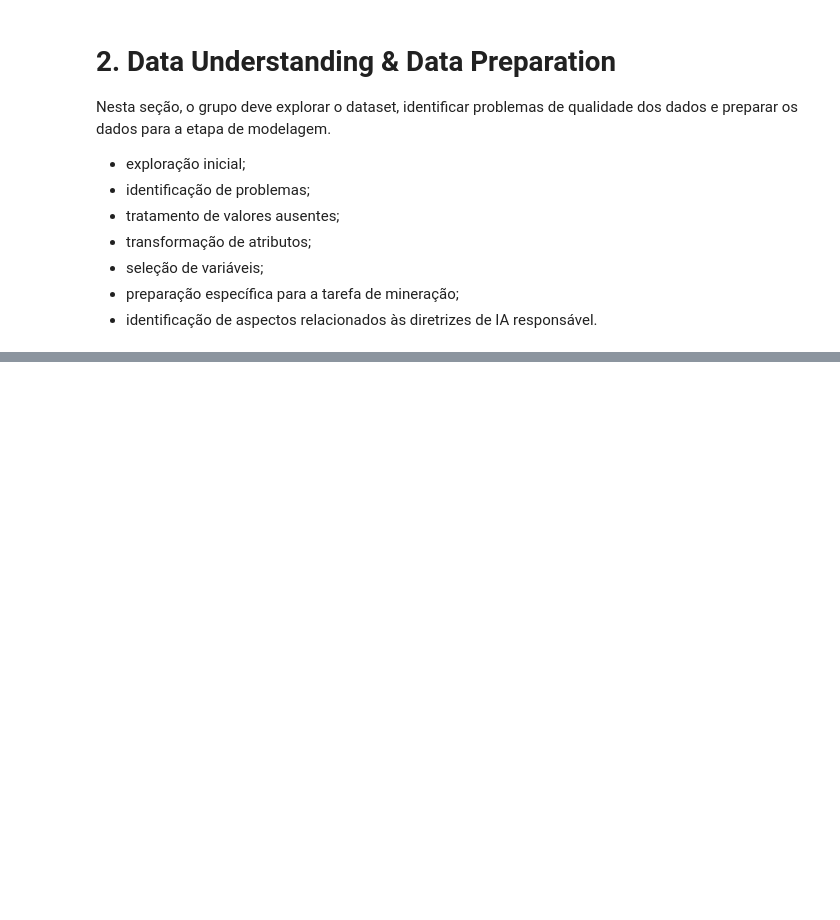
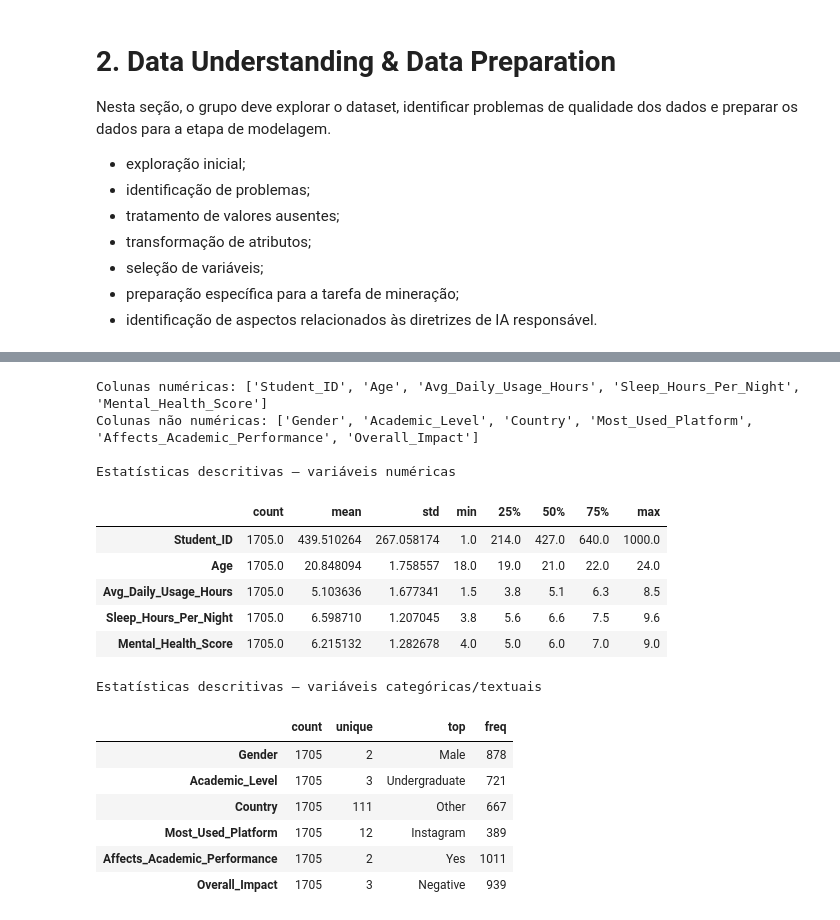
Before and after one commit to carolinabarcellos/ProjetoMineracao, a Jupyter notebook: projeto_md.ipynb, the cells around one changed output, grey strips where cells are left out. Drawn from its saved outputs; the diff is of its cells as text; code cells hidden in the pictures; blank space fills up the shorter version.

```diff
--- a/projeto_md.ipynb
+++ b/projeto_md.ipynb
@@ -183,0 +228,41 @@ Explique:
+# %%
+# Estatísticas descritivas
+# O objetivo é separar análise de variáveis numéricas e categóricas.
+
+def estatisticas_descritivas(df: pd.DataFrame):
+    numericas = df.select_dtypes(include=np.number)
+    categoricas = df.select_dtypes(exclude=np.number)
+
+    print("Colunas numéricas:", list(numericas.columns))
+    print("Colunas não numéricas:", list(categoricas.columns))
+
+    if len(numericas.columns) > 0:
+        print("\nEstatísticas descritivas — variáveis numéricas")
+        display(numericas.describe().T)
+
+    if len(categoricas.columns) > 0:
+        print("\nEstatísticas descritivas — variáveis categóricas/textuais")
+        display(categoricas.describe().T)
+
+# Exemplo de uso:
+
+estatisticas_descritivas(df)
+# %% [output]
+Colunas numéricas: ['Student_ID', 'Age', 'Avg_Daily_Usage_Hours', 'Sleep_Hours_Per_Night', 'Mental_Health_Score']
+Colunas não numéricas: ['Gender', 'Academic_Level', 'Country', 'Most_Used_Platform', 'Affects_Academic_Performance', 'Overall_Impact']
+
+Estatísticas descritivas — variáveis numéricas
+|  | count | mean | std | min | 25% | 50% | 75% | max |
+| Student_ID | 1705.0 | 439.510264 | 267.058174 | 1.0 | 214.0 | 427.0 | 640.0 | 1000.0 |
+| Age | 1705.0 | 20.848094 | 1.758557 | 18.0 | 19.0 | 21.0 | 22.0 | 24.0 |
+| Avg_Daily_Usage_Hours | 1705.0 | 5.103636 | 1.677341 | 1.5 | 3.8 | 5.1 | 6.3 | 8.5 |
+| Sleep_Hours_Per_Night | 1705.0 | 6.598710 | 1.207045 | 3.8 | 5.6 | 6.6 | 7.5 | 9.6 |
+| Mental_Health_Score | 1705.0 | 6.215132 | 1.282678 | 4.0 | 5.0 | 6.0 | 7.0 | 9.0 |
+Estatísticas descritivas — variáveis categóricas/textuais
+|  | count | unique | top | freq |
+| Gender | 1705 | 2 | Male | 878 |
+| Academic_Level | 1705 | 3 | Undergraduate | 721 |
+| Country | 1705 | 111 | Other | 667 |
+| Most_Used_Platform | 1705 | 12 | Instagram | 389 |
+| Affects_Academic_Performance | 1705 | 2 | Yes | 1011 |
+| Overall_Impact | 1705 | 3 | Negative | 939 |
```
Also changed, not shown: parts of 18 cells of this notebook.
